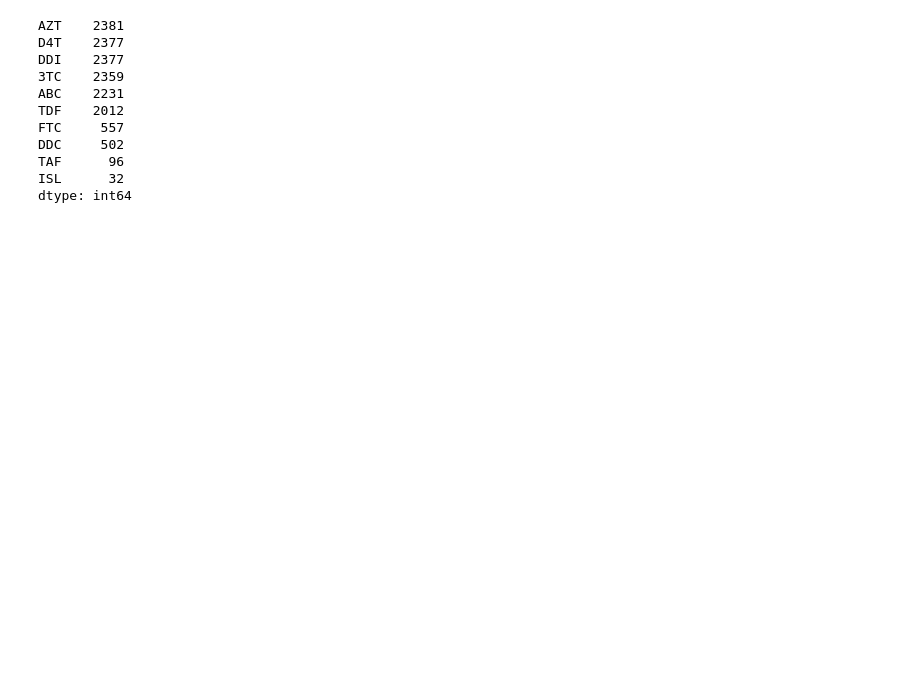
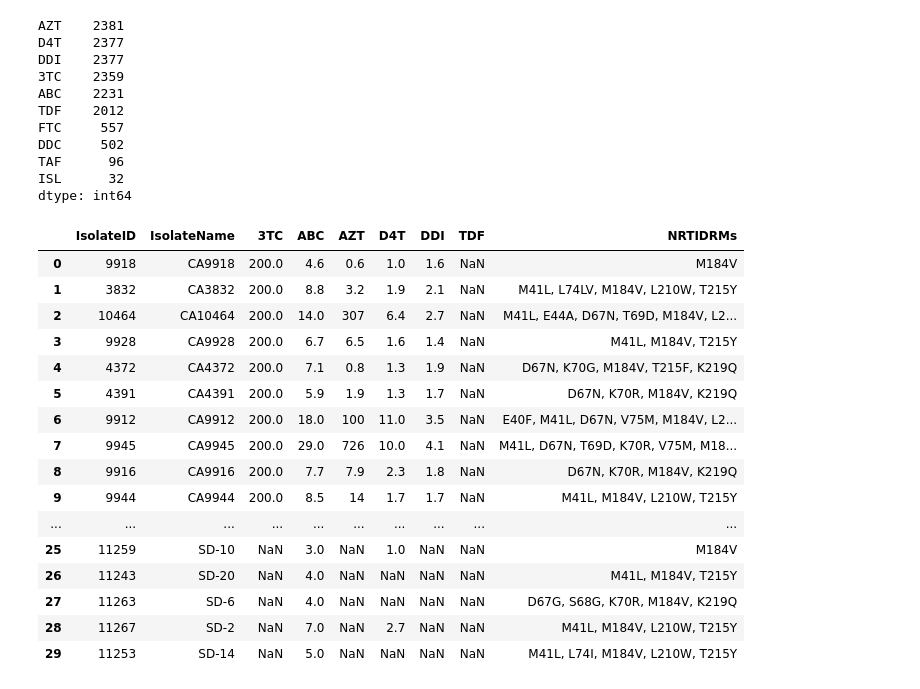
Before and after one commit to NoelOkumu/Eneza-Data-Science-Residential-training-2026, a Jupyter notebook: Day1/mutatio_profile1.ipynb, the cells around one changed output. Drawn from its saved outputs; the diff is of its cells as text; code cells hidden in the pictures; blank space fills up the shorter version.

```diff
--- a/Day1/mutatio_profile1.ipynb
+++ b/Day1/mutatio_profile1.ipynb
@@ -145,3 +155,29 @@ DDC     502
 TAF      96
 ISL      32
 dtype: int64
+# %%
+#DRop columns we don't need in the training
+df_clean = df2.drop(columns = ["3TCFoldMatch", "ABCFoldMatch", "AZTFoldMatch", "D4TFoldMatch", "DDCFoldMatch", "DDIFoldMatch", "FTCFoldMatch", "ISLFoldMatch", "TAFFoldMatch", "TDFFoldMatch"])
+df_clean.head(n = 300)
+
+#Drop DRugs with < 1000 complete cells
+df_clean = df_clean.drop(columns = ["DDC", "FTC", "ISL", "TAF"])
+df_clean.head(n=30)
+# %% [output]
+|  | IsolateID | IsolateName | 3TC | ABC | AZT | D4T | DDI | TDF | NRTIDRMs |
+| 0 | 9918 | CA9918 | 200.0 | 4.6 | 0.6 | 1.0 | 1.6 | NaN | M184V |
+| 1 | 3832 | CA3832 | 200.0 | 8.8 | 3.2 | 1.9 | 2.1 | NaN | M41L, L74LV, M184V, L210W, T215Y |
+| 2 | 10464 | CA10464 | 200.0 | 14.0 | 307 | 6.4 | 2.7 | NaN | M41L, E44A, D67N, T69D, M184V, L2... |
+| 3 | 9928 | CA9928 | 200.0 | 6.7 | 6.5 | 1.6 | 1.4 | NaN | M41L, M184V, T215Y |
+| 4 | 4372 | CA4372 | 200.0 | 7.1 | 0.8 | 1.3 | 1.9 | NaN | D67N, K70G, M184V, T215F, K219Q |
+| 5 | 4391 | CA4391 | 200.0 | 5.9 | 1.9 | 1.3 | 1.7 | NaN | D67N, K70R, M184V, K219Q |
+| 6 | 9912 | CA9912 | 200.0 | 18.0 | 100 | 11.0 | 3.5 | NaN | E40F, M41L, D67N, V75M, M184V, L2... |
+| 7 | 9945 | CA9945 | 200.0 | 29.0 | 726 | 10.0 | 4.1 | NaN | M41L, D67N, T69D, K70R, V75M, M18... |
+| 8 | 9916 | CA9916 | 200.0 | 7.7 | 7.9 | 2.3 | 1.8 | NaN | D67N, K70R, M184V, K219Q |
+| 9 | 9944 | CA9944 | 200.0 | 8.5 | 14 | 1.7 | 1.7 | NaN | M41L, M184V, L210W, T215Y |
+| ... | ... | ... | ... | ... | ... | ... | ... | ... | ... |
+| 25 | 11259 | SD-10 | NaN | 3.0 | NaN | 1.0 | NaN | NaN | M184V |
+| 26 | 11243 | SD-20 | NaN | 4.0 | NaN | NaN | NaN | NaN | M41L, M184V, T215Y |
+| 27 | 11263 | SD-6 | NaN | 4.0 | NaN | NaN | NaN | NaN | D67G, S68G, K70R, M184V, K219Q |
+| 28 | 11267 | SD-2 | NaN | 7.0 | NaN | 2.7 | NaN | NaN | M41L, M184V, L210W, T215Y |
+| 29 | 11253 | SD-14 | NaN | 5.0 | NaN | NaN | NaN | NaN | M41L, L74I, M184V, L210W, T215Y |
```
Also changed, not shown: parts of 36 cells of this notebook, 1 other file.
